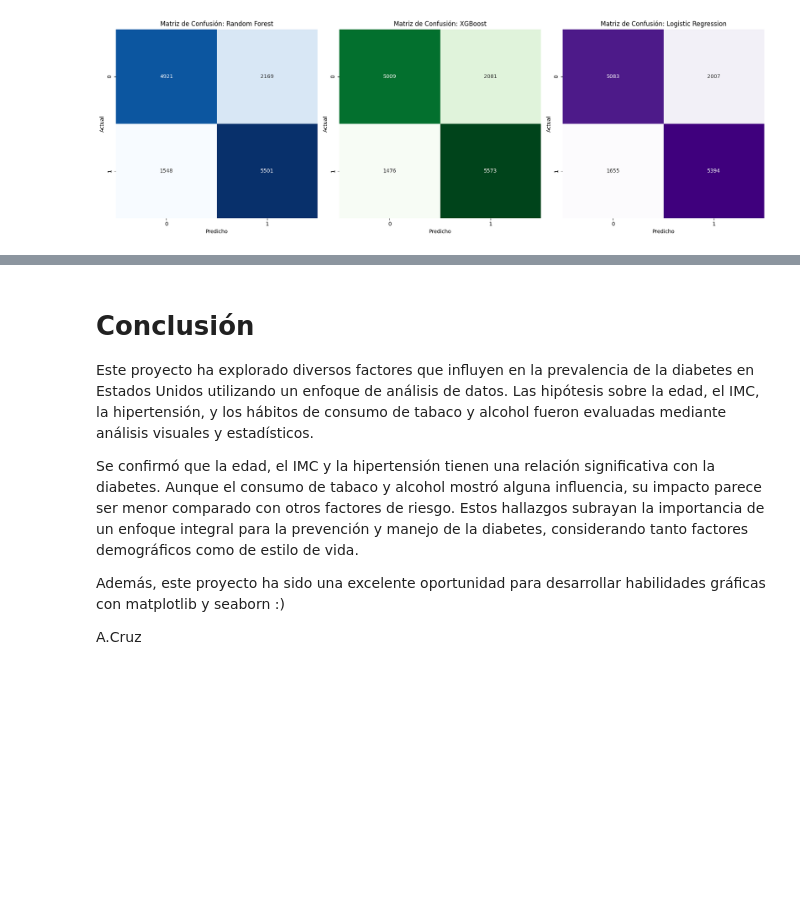
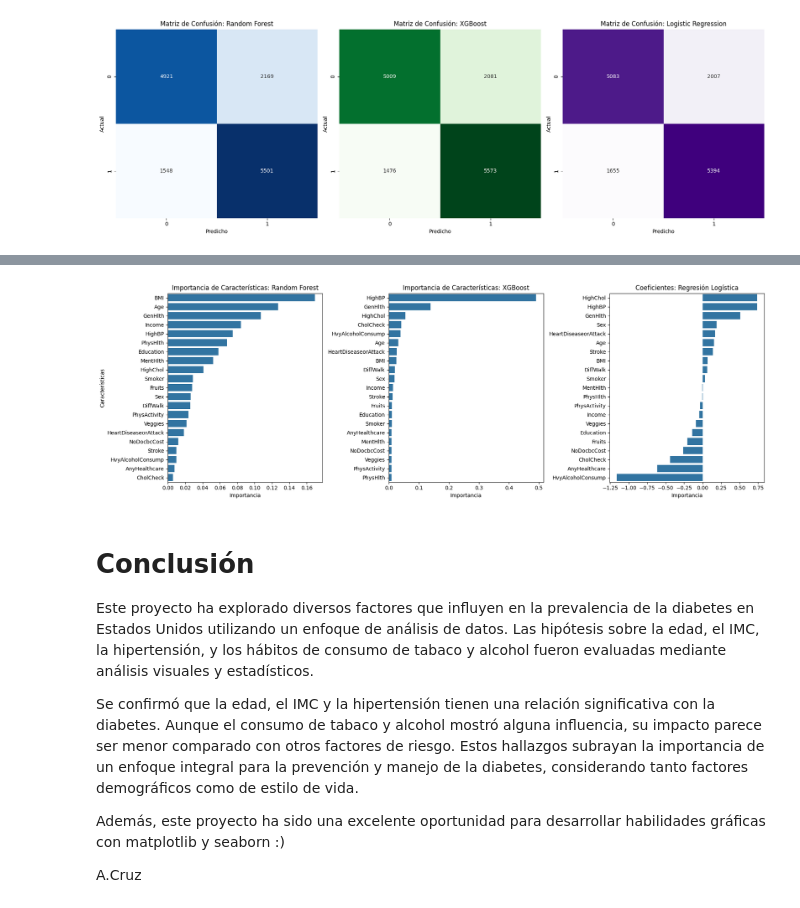
Before and after one commit to AdoCrz/ProyectoDS_ParteI_Cruz, a Jupyter notebook: ProyectoDS_ParteI_CruzRazoAdolfo.ipynb, the cells around one changed output, grey strips where cells are left out. Cells and saved outputs as stored; diff of their text form; code cells hidden in the pictures; blank space fills up the shorter version.

Commit message:
cambios_modelos

```diff
--- a/ProyectoDS_ParteI_CruzRazoAdolfo.ipynb
+++ b/ProyectoDS_ParteI_CruzRazoAdolfo.ipynb
@@ -739,3 +742,42 @@ weighted avg       0.83      0.83      0.83     14139
+# %%
+import numpy as np
+
+# Obtener las importancias de las características
+importances_rf = rf_model.feature_importances_
+importances_xgb = xgb_model.feature_importances_
+coefficients = log_reg_model.coef_[0]
+
+# Ordenando
+indices_rf = np.argsort(importances_rf)[::-1]
+indices_xgb = np.argsort(importances_xgb)[::-1]
+indices_logreg = np.argsort(coefficients)[::-1]
+
+# plantilla de los gráficos
+fig, axes = plt.subplots(nrows=1, ncols=3, figsize=(18, 6))
+
+# Random Forest
+sns.barplot(x=importances_rf[indices_rf], y=X.columns[indices_rf], ax=axes[0])
+axes[0].set_title('Importancia de Características: Random Forest')
+axes[0].set_xlabel('Importancia')
+axes[0].set_ylabel('Características')
+
+# XGBoost
+sns.barplot(x=importances_xgb[indices_xgb], y=X.columns[indices_xgb], ax=axes[1])
+axes[1].set_title('Importancia de Características: XGBoost')
+axes[1].set_xlabel('Importancia')
+axes[1].set_ylabel('')
+
+# Regresión Logística
+sns.barplot(x=coefficients[indices_logreg], y=X.columns[indices_logreg], ax=axes[2])
+axes[2].set_title('Coeficientes: Regresión Logística')
+axes[2].set_xlabel('Importancia')
+axes[2].set_ylabel('')
+
+# Ajustar el layout
+plt.tight_layout()
+plt.show()
+# %% [output]
+[figure, added]
 # %% [markdown]
 # Conclusión
 
```
Also changed, not shown: parts of 5 cells of this notebook.
